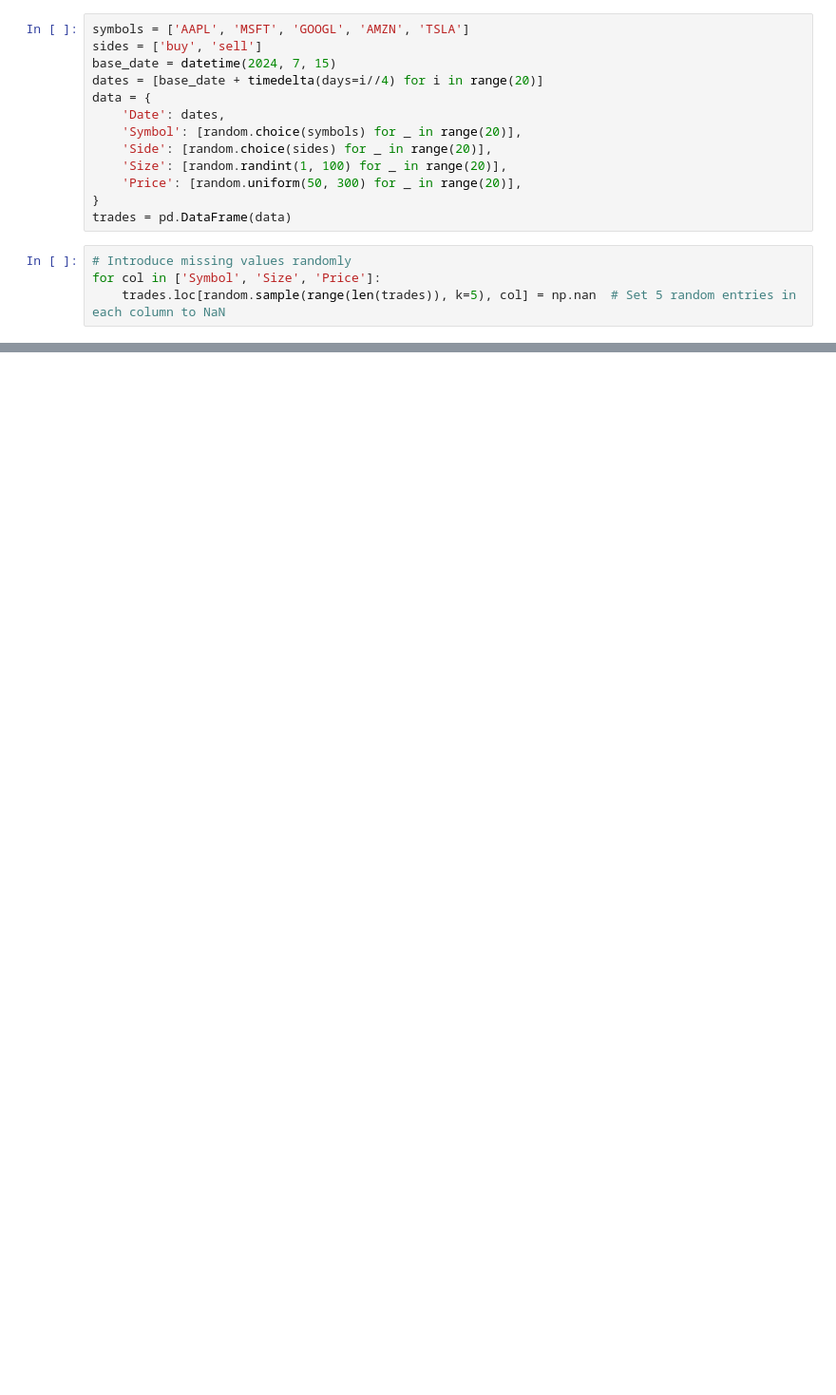
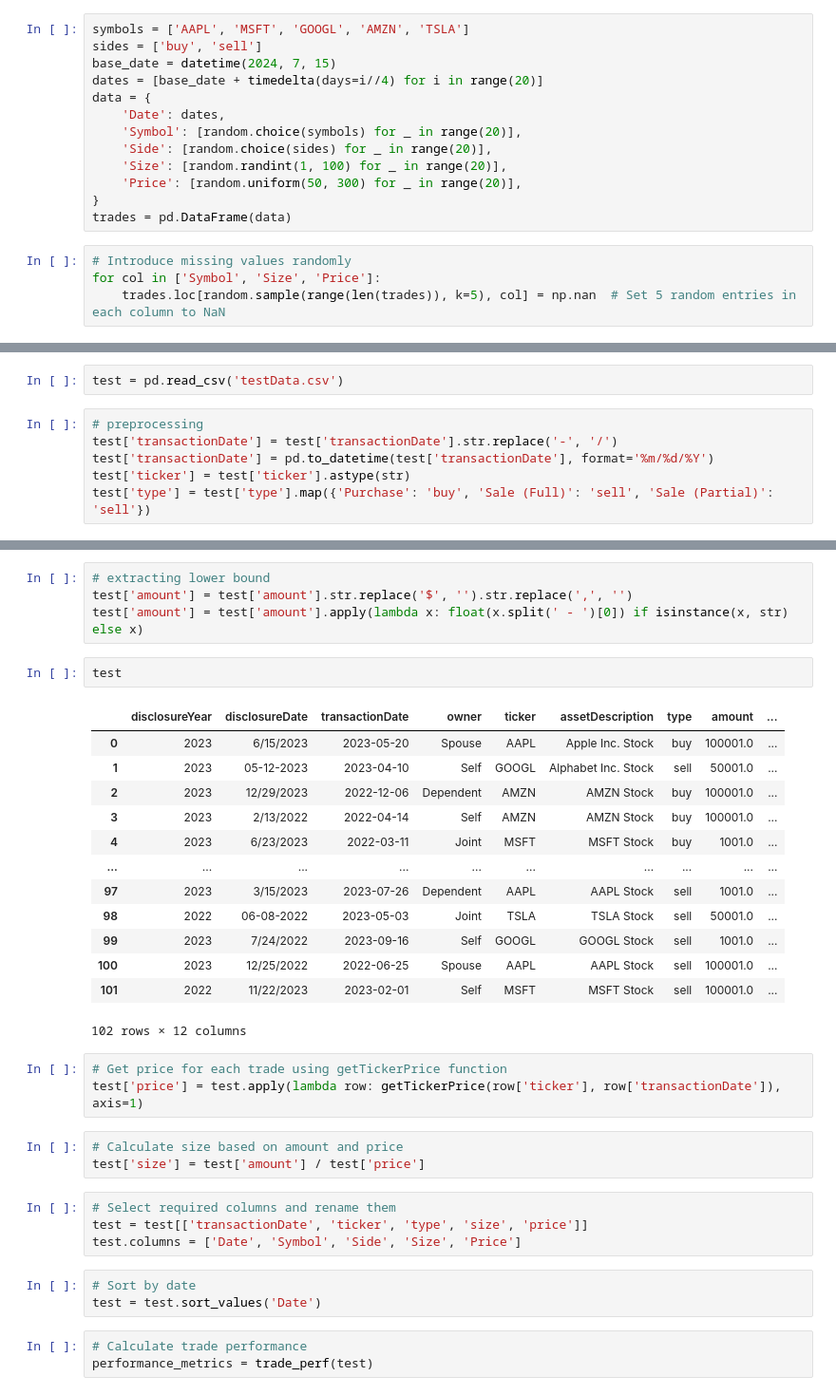
Before and after one commit to Pankaj-2003/Strategy_Performance_Python, a Jupyter notebook: Quant_Analyst_Assignment.ipynb, the cells around one changed output, grey strips where cells are left out. Shown at 95% size. Drawn from its saved outputs; the diff is of its cells as text; blank space fills up the shorter version.

Commit message:
all checks complete on fake data , cleaning started for real data

```diff
--- a/Quant_Analyst_Assignment.ipynb
+++ b/Quant_Analyst_Assignment.ipynb
@@ -285,0 +256,8 @@ Win Rate: 66.67%
+# %%
+test = pd.read_csv('testData.csv')
+# %%
+# preprocessing
+test['transactionDate'] = test['transactionDate'].str.replace('-', '/')
+test['transactionDate'] = pd.to_datetime(test['transactionDate'], format='%m/%d/%Y')
+test['ticker'] = test['ticker'].astype(str)
+test['type'] = test['type'].map({'Purchase': 'buy', 'Sale (Full)': 'sell', 'Sale (Partial)': 'sell'})
@@ -285,0 +280,36 @@ Win Rate: 66.67%
+# %%
+# extracting lower bound
+test['amount'] = test['amount'].str.replace('$', '').str.replace(',', '')
+test['amount'] = test['amount'].apply(lambda x: float(x.split(' - ')[0]) if isinstance(x, str) else x)
+# %%
+test
+# %% [output]
+|  | disclosureYear | disclosureDate | transactionDate | owner | ticker | assetDescription | type | amount | ... |
+| 0 | 2023 | 6/15/2023 | 2023-05-20 | Spouse | AAPL | Apple Inc. Stock | buy | 100001.0 | ... |
+| 1 | 2023 | 05-12-2023 | 2023-04-10 | Self | GOOGL | Alphabet Inc. Stock | sell | 50001.0 | ... |
+| 2 | 2023 | 12/29/2023 | 2022-12-06 | Dependent | AMZN | AMZN Stock | buy | 100001.0 | ... |
+| 3 | 2023 | 2/13/2022 | 2022-04-14 | Self | AMZN | AMZN Stock | buy | 100001.0 | ... |
+| 4 | 2023 | 6/23/2023 | 2022-03-11 | Joint | MSFT | MSFT Stock | buy | 1001.0 | ... |
+| ... | ... | ... | ... | ... | ... | ... | ... | ... | ... |
+| 97 | 2023 | 3/15/2023 | 2023-07-26 | Dependent | AAPL | AAPL Stock | sell | 1001.0 | ... |
+| 98 | 2022 | 06-08-2022 | 2023-05-03 | Joint | TSLA | TSLA Stock | sell | 50001.0 | ... |
+| 99 | 2023 | 7/24/2022 | 2023-09-16 | Self | GOOGL | GOOGL Stock | sell | 1001.0 | ... |
+| 100 | 2023 | 12/25/2022 | 2022-06-25 | Spouse | AAPL | AAPL Stock | sell | 100001.0 | ... |
+| 101 | 2022 | 11/22/2023 | 2023-02-01 | Self | MSFT | MSFT Stock | sell | 100001.0 | ... |
+102 rows × 12 columns
+# %%
+# Get price for each trade using getTickerPrice function
+test['price'] = test.apply(lambda row: getTickerPrice(row['ticker'], row['transactionDate']), axis=1)
+# %%
+# Calculate size based on amount and price
+test['size'] = test['amount'] / test['price']
+# %%
+# Select required columns and rename them
+test = test[['transactionDate', 'ticker', 'type', 'size', 'price']]
+test.columns = ['Date', 'Symbol', 'Side', 'Size', 'Price']
+# %%
+# Sort by date
+test = test.sort_values('Date')
+# %%
+# Calculate trade performance
+performance_metrics = trade_perf(test)
```
Also changed, not shown: parts of 9 cells of this notebook.
